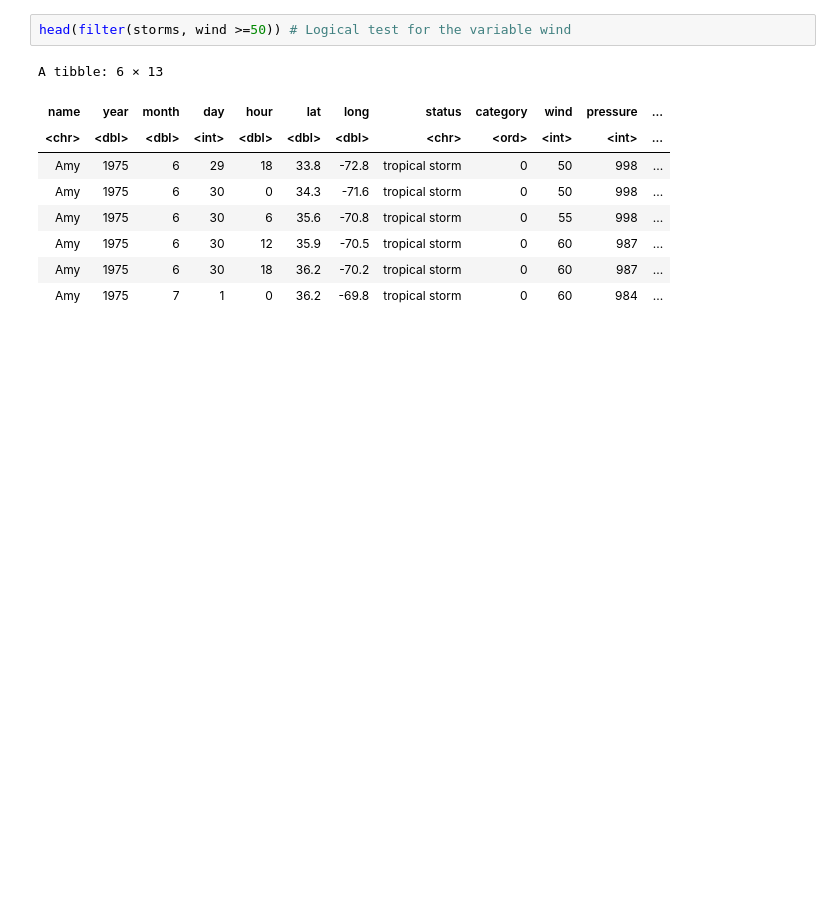
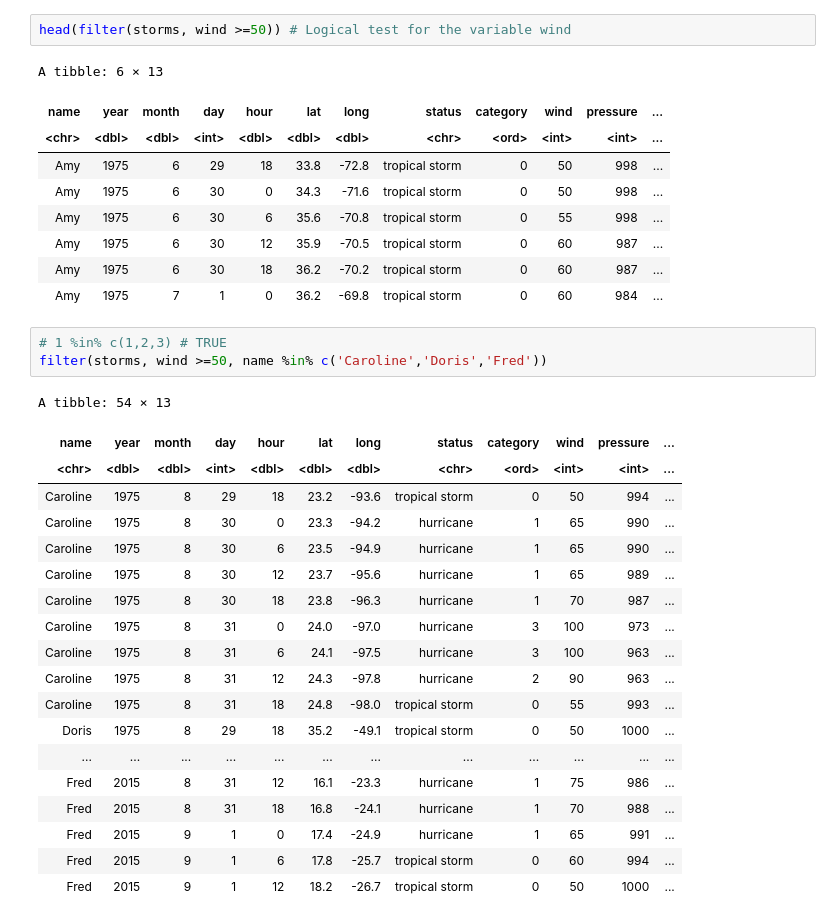
Before and after one commit to yain22/Data-manipulation-with-R-and-Python, a Jupyter notebook: Data_Manipulation_Tools_dplyr.ipynb, the cells around one changed output. Saved outputs shown, nothing was run; the diff lists cells and outputs as text; blank space fills up the shorter version.

```diff
--- a/Data_Manipulation_Tools_dplyr.ipynb
+++ b/Data_Manipulation_Tools_dplyr.ipynb
@@ -85,3 +88,26 @@ A tibble: 6 × 13
 | Amy | 1975 | 6 | 30 | 12 | 35.9 | -70.5 | tropical storm | 0 | 60 | 987 | ... |
 | Amy | 1975 | 6 | 30 | 18 | 36.2 | -70.2 | tropical storm | 0 | 60 | 987 | ... |
 | Amy | 1975 | 7 | 1 | 0 | 36.2 | -69.8 | tropical storm | 0 | 60 | 984 | ... |
+# %%
+# 1 %in% c(1,2,3) # TRUE
+filter(storms, wind >=50, name %in% c('Caroline','Doris','Fred'))
+# %% [output]
+A tibble: 54 × 13
+| name | year | month | day | hour | lat | long | status | category | wind | pressure | ... |
+| <chr> | <dbl> | <dbl> | <int> | <dbl> | <dbl> | <dbl> | <chr> | <ord> | <int> | <int> | ... |
+| Caroline | 1975 | 8 | 29 | 18 | 23.2 | -93.6 | tropical storm | 0 | 50 | 994 | ... |
+| Caroline | 1975 | 8 | 30 | 0 | 23.3 | -94.2 | hurricane | 1 | 65 | 990 | ... |
+| Caroline | 1975 | 8 | 30 | 6 | 23.5 | -94.9 | hurricane | 1 | 65 | 990 | ... |
+| Caroline | 1975 | 8 | 30 | 12 | 23.7 | -95.6 | hurricane | 1 | 65 | 989 | ... |
+| Caroline | 1975 | 8 | 30 | 18 | 23.8 | -96.3 | hurricane | 1 | 70 | 987 | ... |
+| Caroline | 1975 | 8 | 31 | 0 | 24.0 | -97.0 | hurricane | 3 | 100 | 973 | ... |
+| Caroline | 1975 | 8 | 31 | 6 | 24.1 | -97.5 | hurricane | 3 | 100 | 963 | ... |
+| Caroline | 1975 | 8 | 31 | 12 | 24.3 | -97.8 | hurricane | 2 | 90 | 963 | ... |
+| Caroline | 1975 | 8 | 31 | 18 | 24.8 | -98.0 | tropical storm | 0 | 55 | 993 | ... |
+| Doris | 1975 | 8 | 29 | 18 | 35.2 | -49.1 | tropical storm | 0 | 50 | 1000 | ... |
+| ... | ... | ... | ... | ... | ... | ... | ... | ... | ... | ... | ... |
+| Fred | 2015 | 8 | 31 | 12 | 16.1 | -23.3 | hurricane | 1 | 75 | 986 | ... |
+| Fred | 2015 | 8 | 31 | 18 | 16.8 | -24.1 | hurricane | 1 | 70 | 988 | ... |
+| Fred | 2015 | 9 | 1 | 0 | 17.4 | -24.9 | hurricane | 1 | 65 | 991 | ... |
+| Fred | 2015 | 9 | 1 | 6 | 17.8 | -25.7 | tropical storm | 0 | 60 | 994 | ... |
+| Fred | 2015 | 9 | 1 | 12 | 18.2 | -26.7 | tropical storm | 0 | 50 | 1000 | ... |
```
Also changed, not shown: parts of 62 cells of this notebook.
